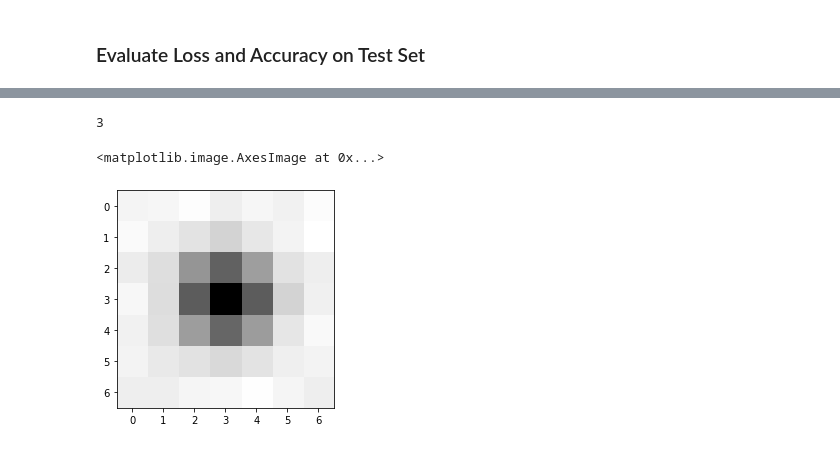
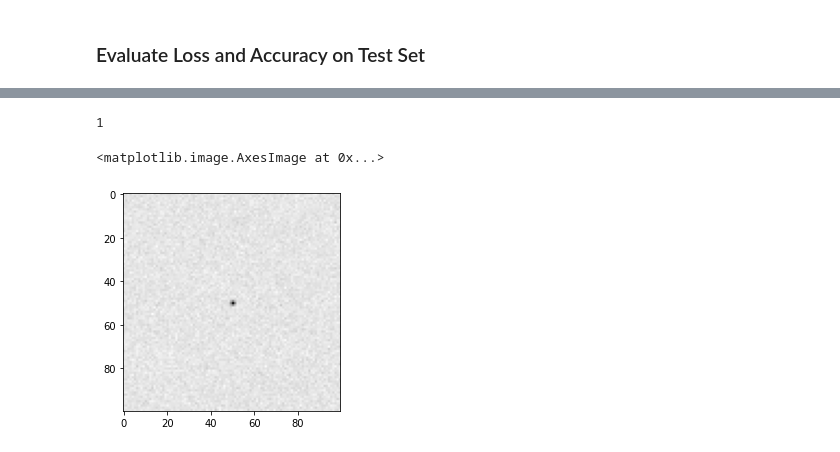
Before and after one commit to alec-gironda/Bose-Einstein-Condensate-NN, a Jupyter notebook: Temperature_NN.ipynb, the cells around one changed output, grey strips where cells are left out. Drawn from its saved outputs; the diff is of its cells as text; code cells hidden in the pictures.

```diff
--- a/Temperature_NN.ipynb
+++ b/Temperature_NN.ipynb
@@ -13,5 +13,5 @@ from generate_temp_nn_data import GenerateData
 # %% [markdown]
 ### Generate Training Data and Test Data
 # %%
-generate = GenerateData(50,25)
+generate = GenerateData(10000,500,0.03,100)
 # %% [output]
@@ -81,8 +113,8 @@ INFO:tensorflow:Assets written to: num_model/assets
 # %%
-predict_data_point = 13
+predict_data_point = 10
 print(np.argmax(predictions[predict_data_point]))
 plt.imshow(generate.x_test[predict_data_point],cmap=plt.cm.binary)
 # %% [output]
-3
+1
 <matplotlib.image.AxesImage at 0x...>
-[figure, old version]
+[figure, new version]
```
Also changed, not shown: parts of 10 cells of this notebook, 7 other files.
